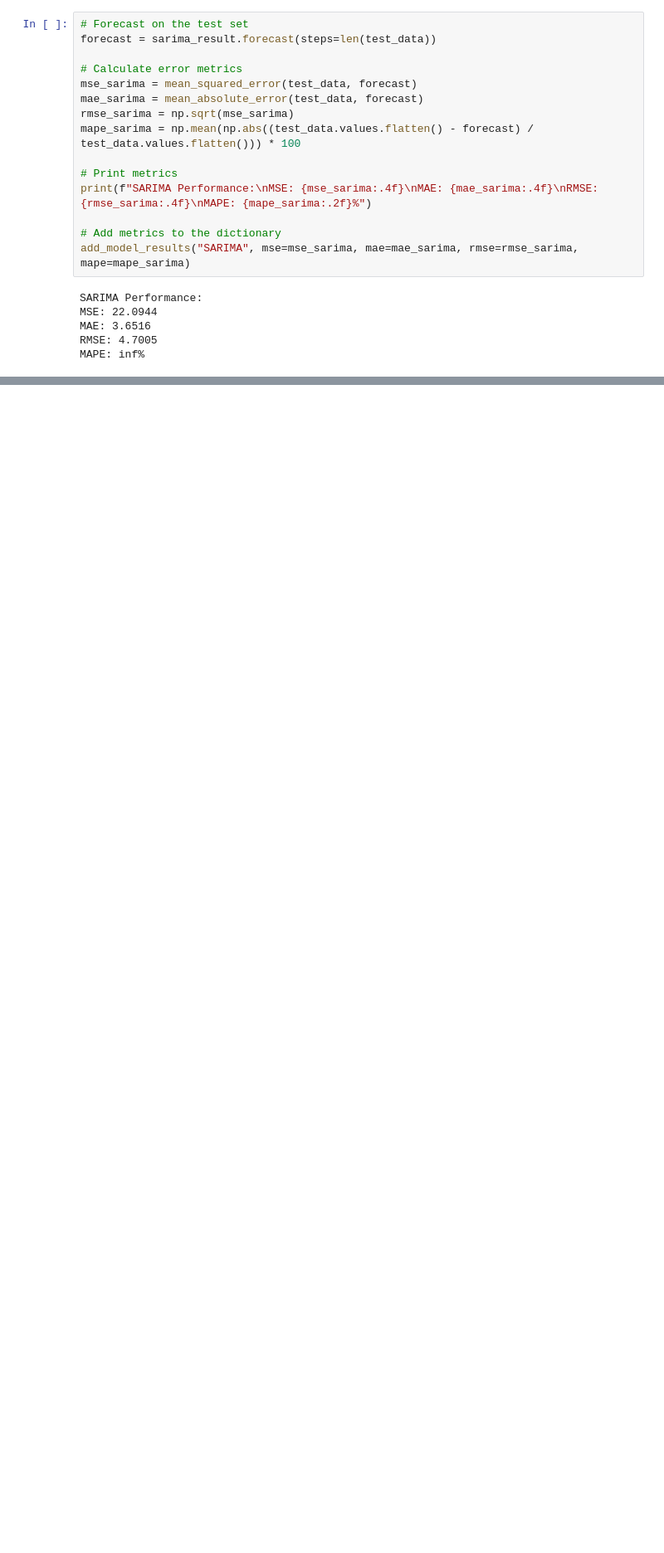
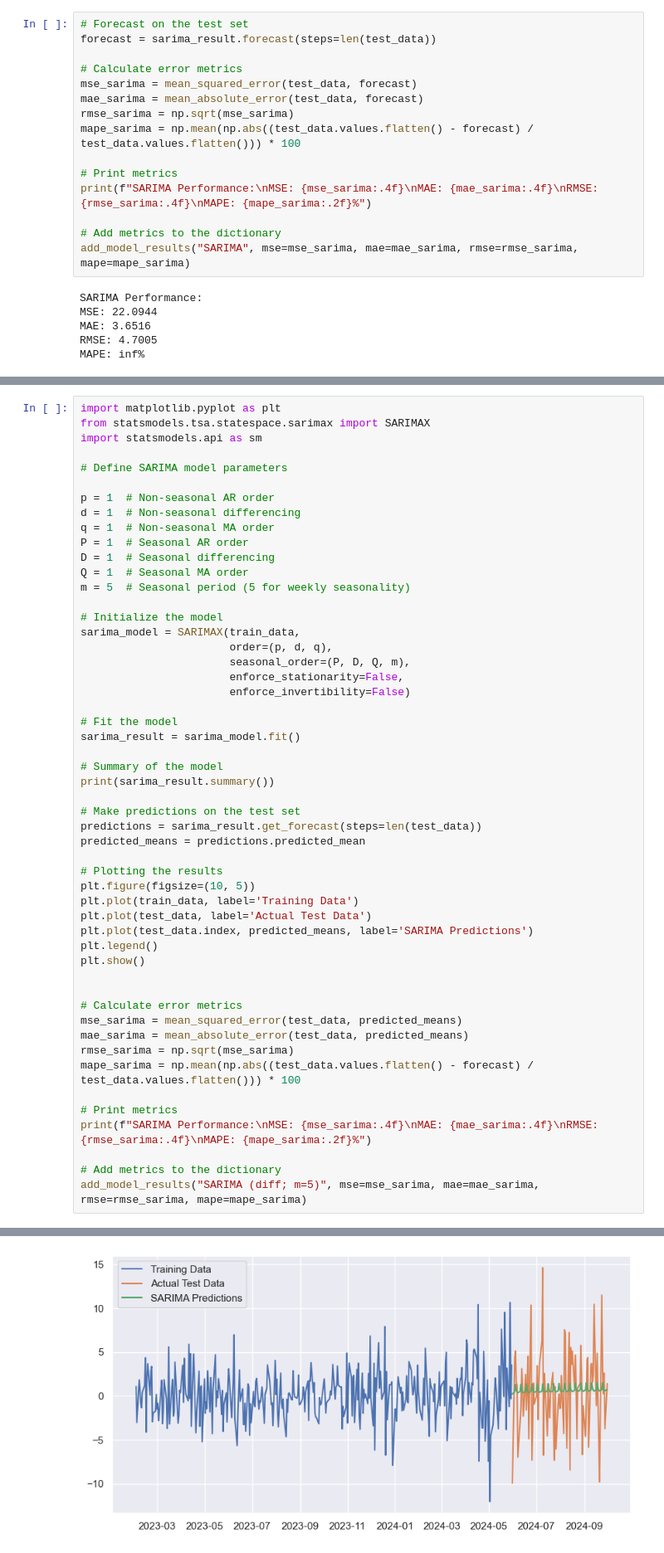
Before and after one commit to clarissa2020274/2020274_capstone, a Jupyter notebook: 2020274_October_24_Modeling and Evaluation (SARIMA and LSTM).ipynb, the cells around one changed output, grey strips where cells are left out. Shown at 83% size. Drawn from its saved outputs; the diff is of its cells as text; blank space fills up the shorter version.

```diff
--- a/2020274_October_24_Modeling and Evaluation (SARIMA and LSTM).ipynb
+++ b/2020274_October_24_Modeling and Evaluation (SARIMA and LSTM).ipynb
@@ -311,0 +408,53 @@ plt.show()
+# %%
+import matplotlib.pyplot as plt
+from statsmodels.tsa.statespace.sarimax import SARIMAX
+import statsmodels.api as sm
+
+# Define SARIMA model parameters
+
+p = 1  # Non-seasonal AR order
+d = 1  # Non-seasonal differencing
+q = 1  # Non-seasonal MA order
+P = 1  # Seasonal AR order
+D = 1  # Seasonal differencing
+Q = 1  # Seasonal MA order
+m = 5  # Seasonal period (5 for weekly seasonality)
+
+# Initialize the model
+sarima_model = SARIMAX(train_data,
+                       order=(p, d, q),
+                       seasonal_order=(P, D, Q, m),
+                       enforce_stationarity=False,
+                       enforce_invertibility=False)
+
+# Fit the model
+sarima_result = sarima_model.fit()
+
+# Summary of the model
+print(sarima_result.summary())
+
+# Make predictions on the test set
+predictions = sarima_result.get_forecast(steps=len(test_data))
+predicted_means = predictions.predicted_mean
+
+# Plotting the results
+plt.figure(figsize=(10, 5))
+plt.plot(train_data, label='Training Data')
+plt.plot(test_data, label='Actual Test Data')
+plt.plot(test_data.index, predicted_means, label='SARIMA Predictions')
+plt.legend()
+plt.show()
+
+
+# Calculate error metrics
+mse_sarima = mean_squared_error(test_data, predicted_means)
+mae_sarima = mean_absolute_error(test_data, predicted_means)
+rmse_sarima = np.sqrt(mse_sarima)
+mape_sarima = np.mean(np.abs((test_data.values.flatten() - forecast) / test_data.values.flatten())) * 100
+
+# Print metrics
+print(f"SARIMA Performance:\nMSE: {mse_sarima:.4f}\nMAE: {mae_sarima:.4f}\nRMSE: {rmse_sarima:.4f}\nMAPE: {mape_sarima:.2f}%")
+
+# Add metrics to the dictionary
+add_model_results("SARIMA (diff; m=5)", mse=mse_sarima, mae=mae_sarima, rmse=rmse_sarima, mape=mape_sarima)
+# %% [output]
@@ -311,0 +499 @@ plt.show()
+[figure, added]
```
Also changed, not shown: parts of 41 cells of this notebook, 2 other files.
